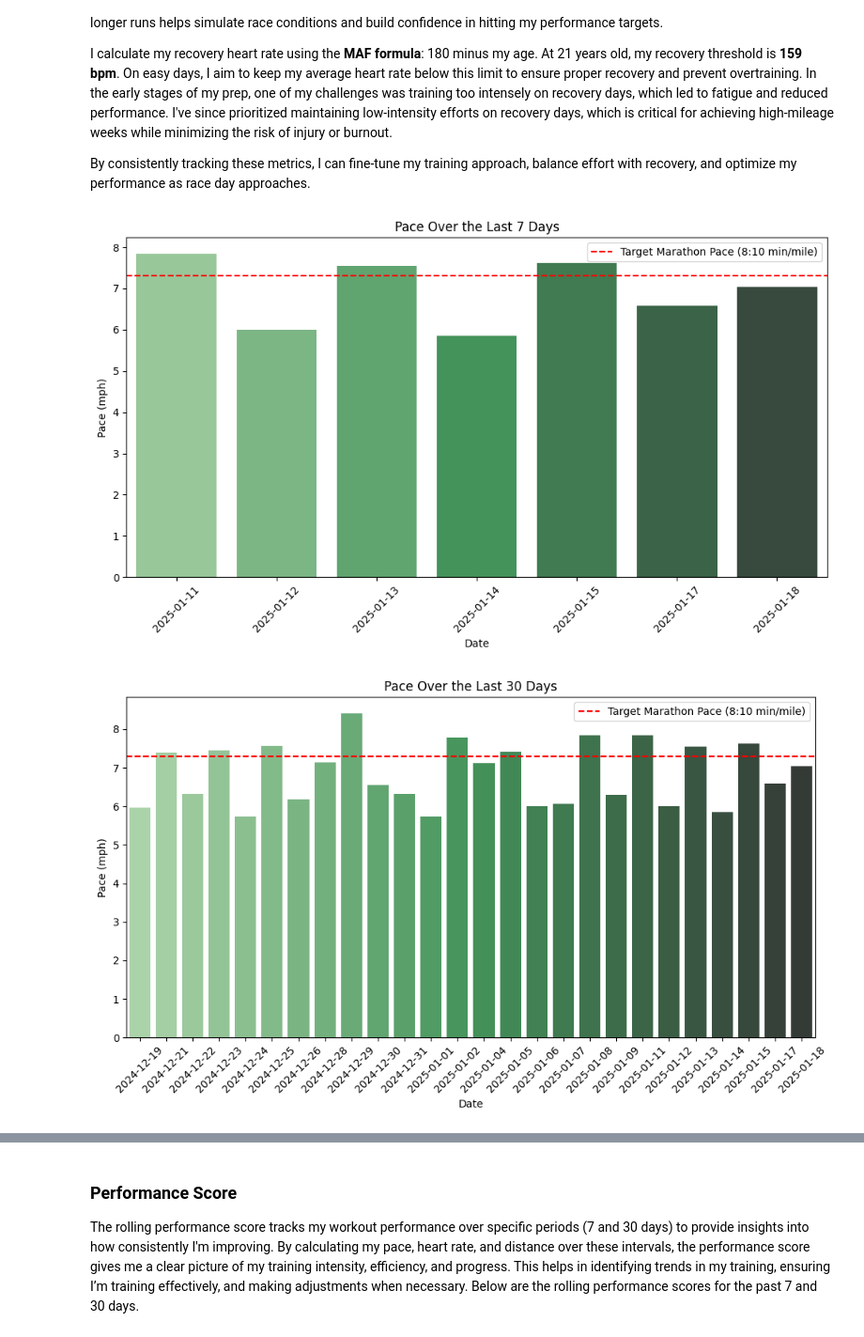
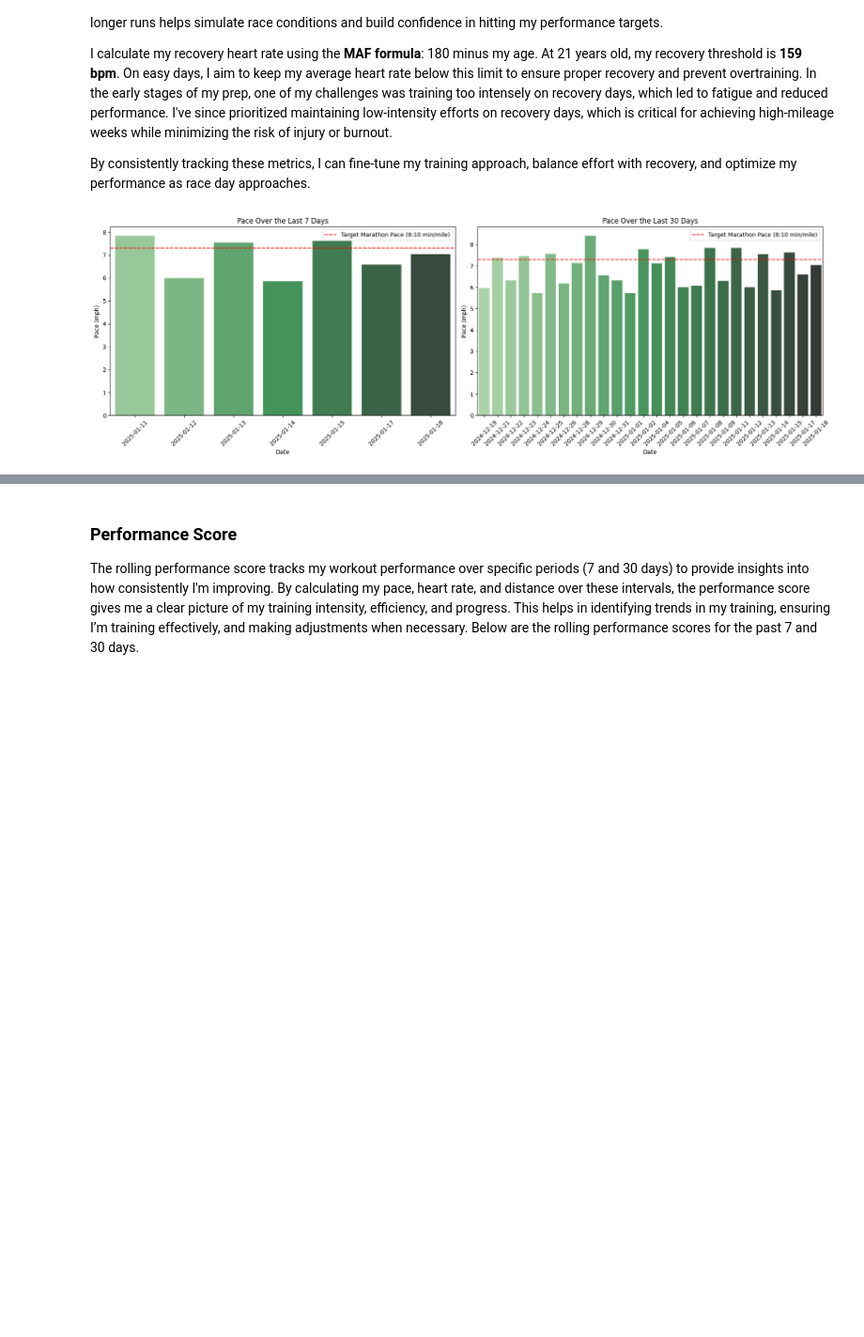
Before and after one commit to TimB21/Marathon-Training-Performance-and-Recovery-Dashboard, a Jupyter notebook: Script/Script.ipynb, the cells around one changed output, grey strips where cells are left out. Shown at 94% size. Drawn from its saved outputs; the diff is of its cells as text; code cells hidden in the pictures; blank space fills up the shorter version.

Commit message:
Added subplots for better grouping and visualization

```diff
--- a/Script/Script.ipynb
+++ b/Script/Script.ipynb
@@ -513,28 +500,33 @@ I calculate my recovery heart rate using the **MAF formula**: 180 minus my age.
 
 By consistently tracking these metrics, I can fine-tune my training approach, balance effort with recovery, and optimize my performance as race day approaches.
 # %%
-# Function to plot bar graph for pace over a given period
-def plot_pace(df, days, time_period="Last X Days"):
+def plot_pace(df, days, time_period="Last X Days", ax=None):
     last_days = filter_last_days(df, days)
 
     # Group by date and calculate the average pace for each day
     daily_pace = last_days.groupby('Date')['Pace (mph)'].mean().reset_index()
 
-    plt.figure(figsize=(10, 6))
-    sns.barplot(x='Date', y='Pace (mph)', data=daily_pace, hue='Date', palette='Greens_d', legend=False)
-    plt.title(f'Pace Over the {time_period}')
-    plt.xlabel('Date')
-    plt.ylabel('Pace (mph)')
-    plt.axhline(y=7.3, color='r', linestyle='--', label='Target Marathon Pace (8:10 min/mile)')
-    plt.legend()  # Show the legend for the line
-    plt.xticks(rotation=45)
-    plt.tight_layout()
-    plt.show()
+    # Use the provided axis (ax) for plotting
+    if ax is None:
+        ax = plt.gca()
+
+    sns.barplot(x='Date', y='Pace (mph)', data=daily_pace, hue='Date', palette='Greens_d', legend=False, ax=ax)
+    ax.set_title(f'Pace Over the {time_period}')
+    ax.set_xlabel('Date')
+    ax.set_ylabel('Pace (mph)')
+    ax.axhline(y=7.3, color='r', linestyle='--', label='Target Marathon Pace (8:10 min/mile)')
+    ax.legend()  # Show the legend for the line
+    ax.tick_params(axis='x', rotation=45)
+
+# Create subplots for 7, 30, and 90 days
+fig, axes = plt.subplots(1, 2, figsize=(18, 6))  # 1 row, 3 columns
 
 # Plot pace for the last 7, 30, and 90 days
-plot_pace(df, 7, "Last 7 Days")
-plot_pace(df, 30, "Last 30 Days")
+plot_pace(df, 7, "Last 7 Days", ax=axes[0])
+plot_pace(df, 30, "Last 30 Days", ax=axes[1])
+
+plt.tight_layout()  # Adjust layout for better spacing between subplots
+plt.show()
 # %% [output]
-[figure, old version]
+[figure, new version]
-[figure, removed]
 # %%
```
Also changed, not shown: parts of 15 cells of this notebook, 1 other file.
